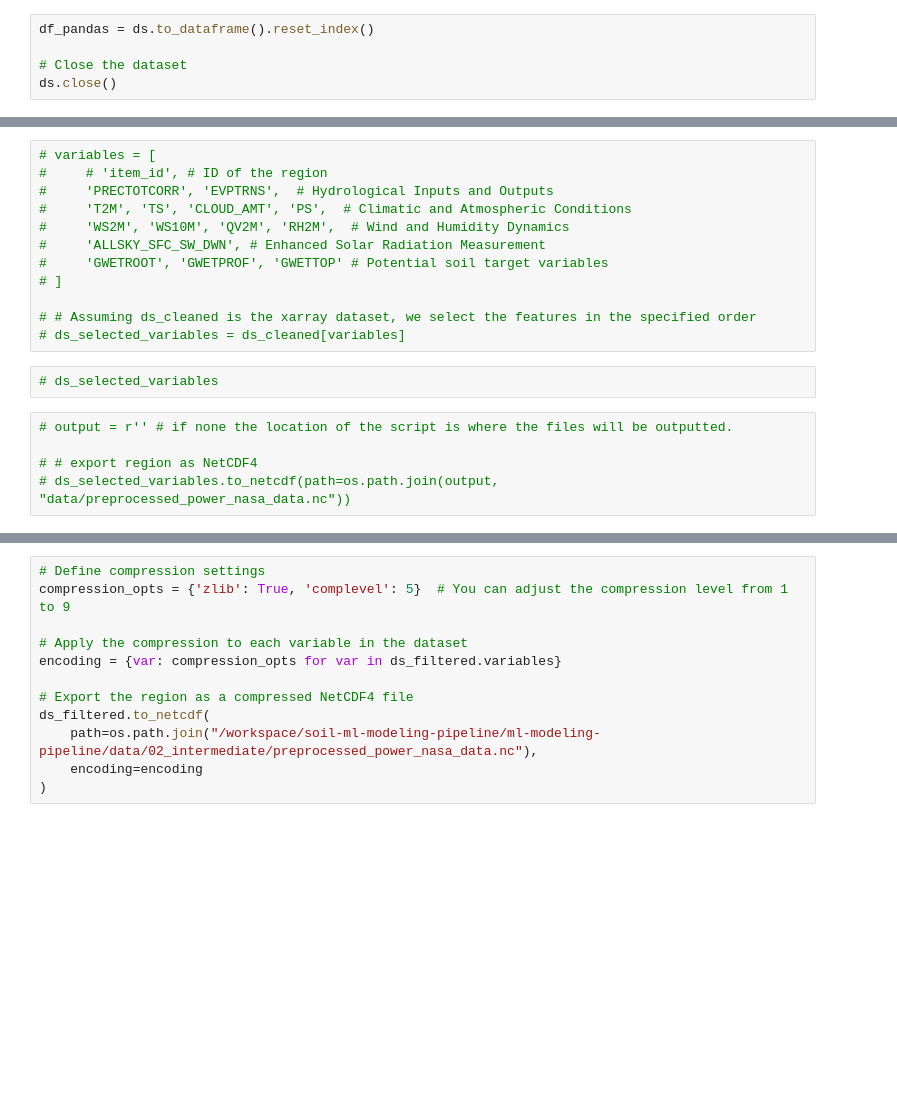
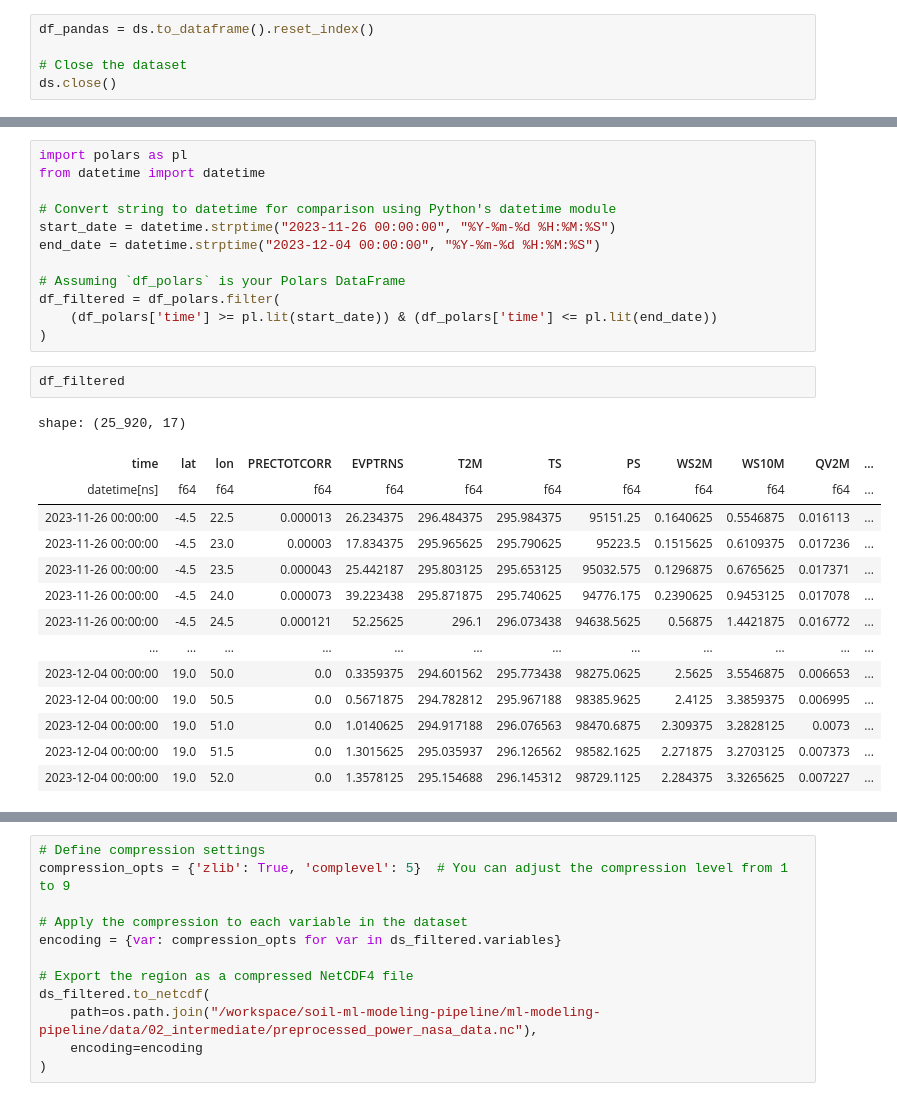
Before and after one commit to AdamPrzychodniPrivate/soil-water-forecasting, a Jupyter notebook: ml-modeling-pipeline/notebooks/2. data_preprocessing.ipynb, the cells around one changed output, grey strips where cells are left out. Drawn from its saved outputs; the diff is of its cells as text; blank space fills up the shorter version.

```diff
--- a/ml-modeling-pipeline/notebooks/2. data_preprocessing.ipynb
+++ b/ml-modeling-pipeline/notebooks/2. data_preprocessing.ipynb
@@ -455,19 +80,29 @@ Enhanced Solar Radiation Measurement: ALLSKY_SFC_SW_DWN provides a more detailed
-# %%
-# variables = [
-#     # 'item_id', # ID of the region
-#     'PRECTOTCORR', 'EVPTRNS',  # Hydrological Inputs and Outputs
-#     'T2M', 'TS', 'CLOUD_AMT', 'PS',  # Climatic and Atmospheric Conditions
-#     'WS2M', 'WS10M', 'QV2M', 'RH2M',  # Wind and Humidity Dynamics
-#     'ALLSKY_SFC_SW_DWN', # Enhanced Solar Radiation Measurement
-#     'GWETROOT', 'GWETPROF', 'GWETTOP' # Potential soil target variables
-# ]
-
-# # Assuming ds_cleaned is the xarray dataset, we select the features in the specified order
-# ds_selected_variables = ds_cleaned[variables]
-# %%
-# ds_selected_variables
-# %%
-# output = r'' # if none the location of the script is where the files will be outputted.
-
-# # export region as NetCDF4
-# ds_selected_variables.to_netcdf(path=os.path.join(output, "data/preprocessed_power_nasa_data.nc"))
+# %%
+import polars as pl
+from datetime import datetime
+
+# Convert string to datetime for comparison using Python's datetime module
+start_date = datetime.strptime("2023-11-26 00:00:00", "%Y-%m-%d %H:%M:%S")
+end_date = datetime.strptime("2023-12-04 00:00:00", "%Y-%m-%d %H:%M:%S")
+
+# Assuming `df_polars` is your Polars DataFrame
+df_filtered = df_polars.filter(
+    (df_polars['time'] >= pl.lit(start_date)) & (df_polars['time'] <= pl.lit(end_date))
+)
+# %%
+df_filtered
+# %% [output]
+shape: (25_920, 17)
+| time | lat | lon | PRECTOTCORR | EVPTRNS | T2M | TS | PS | WS2M | WS10M | QV2M | ... |
+| datetime[ns] | f64 | f64 | f64 | f64 | f64 | f64 | f64 | f64 | f64 | f64 | ... |
+| 2023-11-26 00:00:00 | -4.5 | 22.5 | 0.000013 | 26.234375 | 296.484375 | 295.984375 | 95151.25 | 0.1640625 | 0.5546875 | 0.016113 | ... |
+| 2023-11-26 00:00:00 | -4.5 | 23.0 | 0.00003 | 17.834375 | 295.965625 | 295.790625 | 95223.5 | 0.1515625 | 0.6109375 | 0.017236 | ... |
+| 2023-11-26 00:00:00 | -4.5 | 23.5 | 0.000043 | 25.442187 | 295.803125 | 295.653125 | 95032.575 | 0.1296875 | 0.6765625 | 0.017371 | ... |
+| 2023-11-26 00:00:00 | -4.5 | 24.0 | 0.000073 | 39.223438 | 295.871875 | 295.740625 | 94776.175 | 0.2390625 | 0.9453125 | 0.017078 | ... |
+| 2023-11-26 00:00:00 | -4.5 | 24.5 | 0.000121 | 52.25625 | 296.1 | 296.073438 | 94638.5625 | 0.56875 | 1.4421875 | 0.016772 | ... |
+| … | … | … | … | … | … | … | … | … | … | … | ... |
+| 2023-12-04 00:00:00 | 19.0 | 50.0 | 0.0 | 0.3359375 | 294.601562 | 295.773438 | 98275.0625 | 2.5625 | 3.5546875 | 0.006653 | ... |
+| 2023-12-04 00:00:00 | 19.0 | 50.5 | 0.0 | 0.5671875 | 294.782812 | 295.967188 | 98385.9625 | 2.4125 | 3.3859375 | 0.006995 | ... |
+| 2023-12-04 00:00:00 | 19.0 | 51.0 | 0.0 | 1.0140625 | 294.917188 | 296.076563 | 98470.6875 | 2.309375 | 3.2828125 | 0.0073 | ... |
+| 2023-12-04 00:00:00 | 19.0 | 51.5 | 0.0 | 1.3015625 | 295.035937 | 296.126562 | 98582.1625 | 2.271875 | 3.2703125 | 0.007373 | ... |
+| 2023-12-04 00:00:00 | 19.0 | 52.0 | 0.0 | 1.3578125 | 295.154688 | 296.145312 | 98729.1125 | 2.284375 | 3.3265625 | 0.007227 | ... |
```
Also changed, not shown: parts of 48 cells of this notebook.
